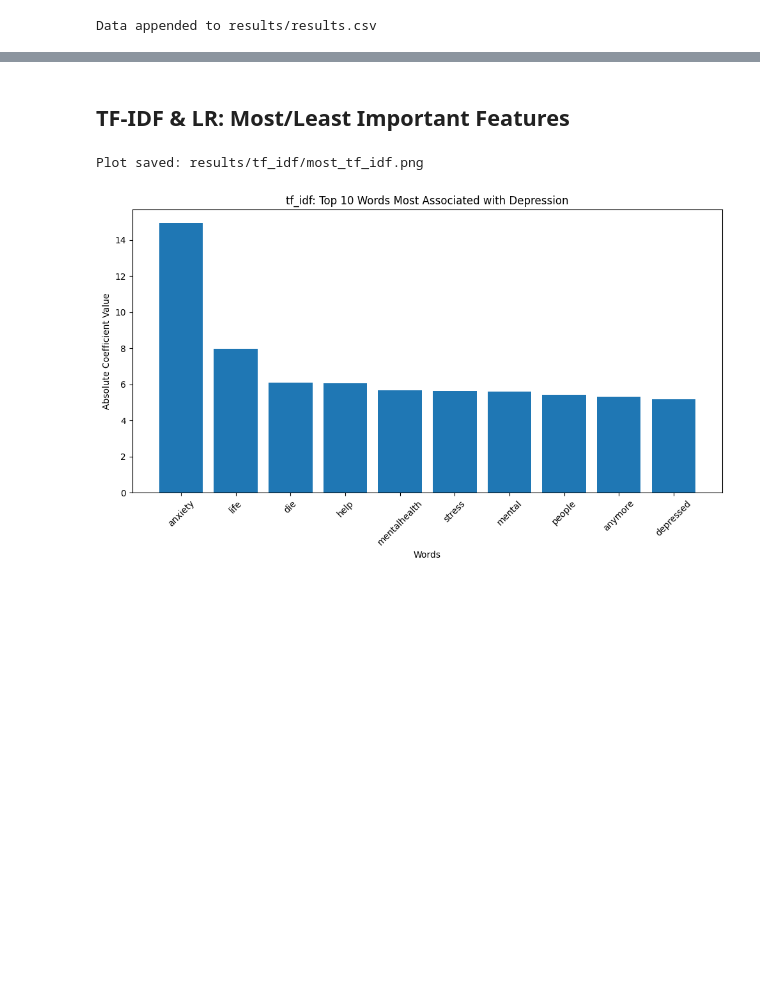
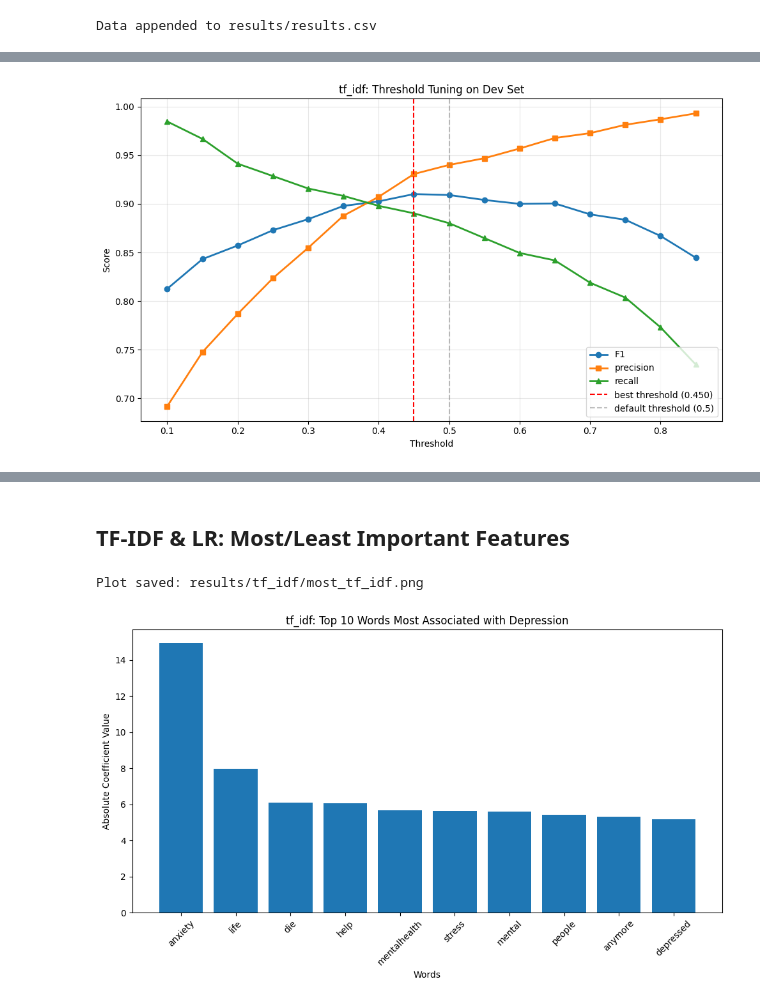
Before and after one commit to GriffinMichalak/nlp-final-project, a Jupyter notebook: tf_idf.ipynb, the cells around one changed output, grey strips where cells are left out. Drawn from its saved outputs; the diff is of its cells as text; code cells hidden in the pictures; blank space fills up the shorter version.

```diff
--- a/tf_idf.ipynb
+++ b/tf_idf.ipynb
@@ -225,0 +332,72 @@ Data appended to results/results.csv
+# %%
+# Threshold tuning ablation
+print("=== Threshold Tuning Ablation ===")
+
+best_model = grid_search.best_estimator_
+dev_probs = best_model.predict_proba(dev_vectors)[:, 1]
+
+thresholds = np.arange(0.1, 0.9, 0.05)
+threshold_results = []
+
+for threshold in thresholds:
+    dev_preds_thresh = (dev_probs >= threshold).astype(int)
+    threshold_results.append({
+        'threshold': threshold,
+        'f1': f1_score(dev_dep, dev_preds_thresh),
+        'precision': precision_score(dev_dep, dev_preds_thresh),
+        'recall': recall_score(dev_dep, dev_preds_thresh),
+        'accuracy': accuracy_score(dev_dep, dev_preds_thresh)
+    })
+
+threshold_df = pd.DataFrame(threshold_results)
+
+# maximize f1 to find best threshold
+optimal_idx = threshold_df['f1'].idxmax()
+optimal_threshold = threshold_df.loc[optimal_idx, 'threshold']
+print(f"Optimal threshold (max F1): {optimal_threshold:.3f}")
+print(f"F1 at optimal threshold: {threshold_df.loc[optimal_idx, 'f1']:.4f}")
+print(f"Precision: {threshold_df.loc[optimal_idx, 'precision']:.4f}")
+print(f"Recall: {threshold_df.loc[optimal_idx, 'recall']:.4f}")
+
+# default (0.5) to optimal threshold
+default_idx = (threshold_df['threshold'] - 0.5).abs().idxmin()
+print(f"Default threshold (0.5):")
+print(f"  F1: {threshold_df.loc[default_idx, 'f1']:.4f}")
+print(f"  Precision: {threshold_df.loc[default_idx, 'precision']:.4f}")
+print(f"  Recall: {threshold_df.loc[default_idx, 'recall']:.4f}")
+
+# Visualize threshold sweep
+plt.figure(figsize=(10, 6))
+plt.plot(threshold_df['threshold'], threshold_df['f1'], marker='o', label='F1', linewidth=2)
+plt.plot(threshold_df['threshold'], threshold_df['precision'], marker='s', label='precision', linewidth=2)
+plt.plot(threshold_df['threshold'], threshold_df['recall'], marker='^', label='recall', linewidth=2)
+plt.axvline(x=optimal_threshold, color='red', linestyle='--', label=f'best threshold ({optimal_threshold:.3f})')
+plt.axvline(x=0.5, color='gray', linestyle='--', label='default threshold (0.5)', alpha=0.5)
+plt.xlabel('Threshold')
+plt.ylabel('Score')
+plt.title(f'{MODEL_NAME}: Threshold Tuning on Dev Set')
+plt.legend()
+plt.grid(True, alpha=0.3)
+plt.tight_layout()
+
+file_name = f"results/{MODEL_NAME}/ablation_threshold_{MODEL_NAME}.png"
+plt.savefig(file_name)
+print(f"Plot saved: {file_name}")
+plt.show()
+
+# Apply optimal threshold to test set
+test_probs = best_model.predict_proba(test_vectors)[:, 1]
+test_preds_optimal = (test_probs >= optimal_threshold).astype(int)
+test_preds_default = (test_probs >= 0.5).astype(int)
+
+print("=== Test Set Performance ===")
+print(f"Default threshold (0.5):")
+print(f"  F1: {f1_score(test_dep, test_preds_default):.4f}")
+print(f"  Precision: {precision_score(test_dep, test_preds_default):.4f}")
+print(f"  Recall: {recall_score(test_dep, test_preds_default):.4f}")
+
+print(f"Optimal threshold ({optimal_threshold:.3f}):")
+print(f"  F1: {f1_score(test_dep, test_preds_optimal):.4f}")
+print(f"  Precision: {precision_score(test_dep, test_preds_optimal):.4f}")
+print(f"  Recall: {recall_score(test_dep, test_preds_optimal):.4f}")
+# %% [output]
@@ -225,0 +414 @@ Data appended to results/results.csv
+[figure, added]
```
Also changed, not shown: parts of 6 cells of this notebook, 4 other files.
